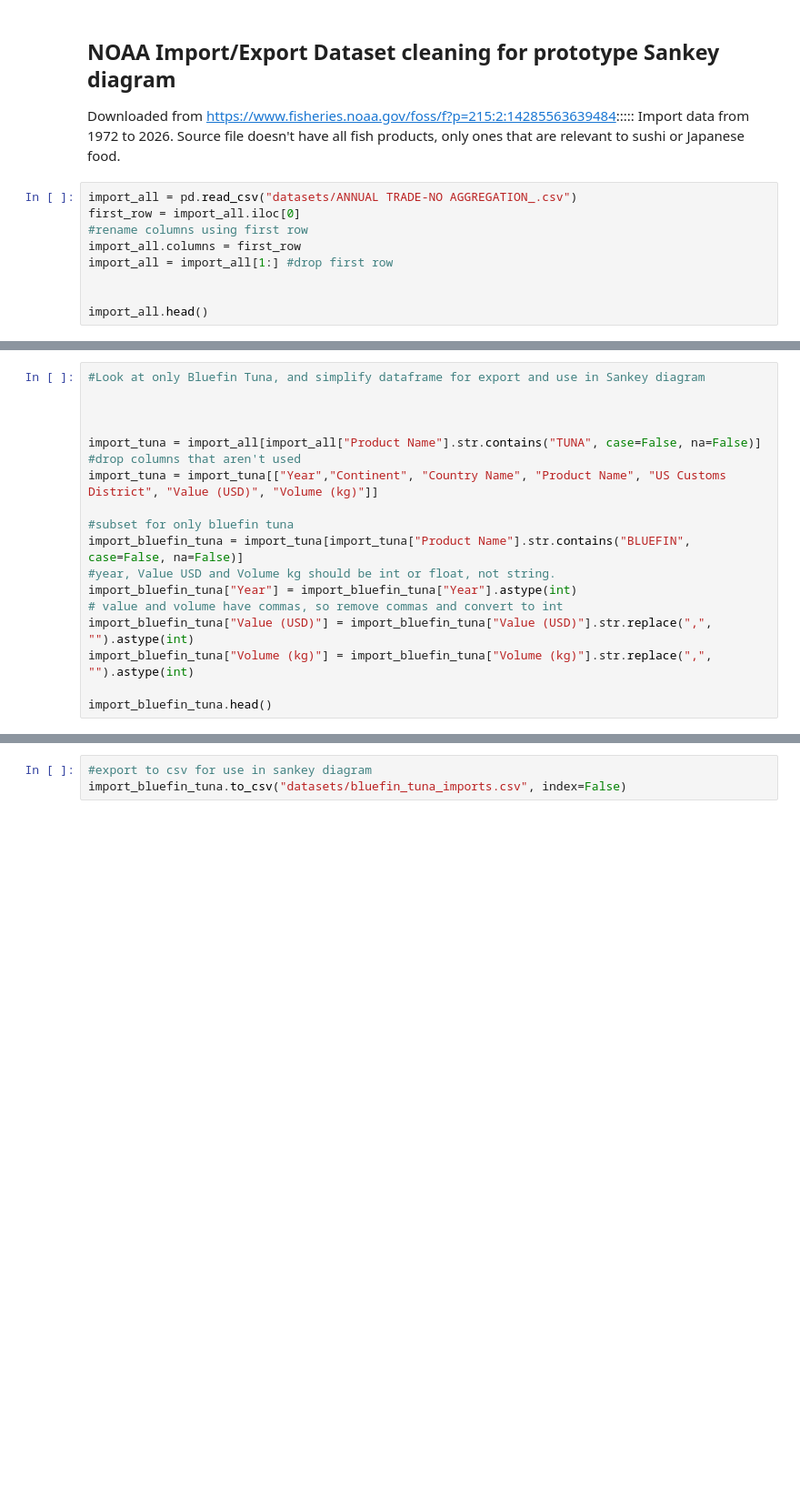
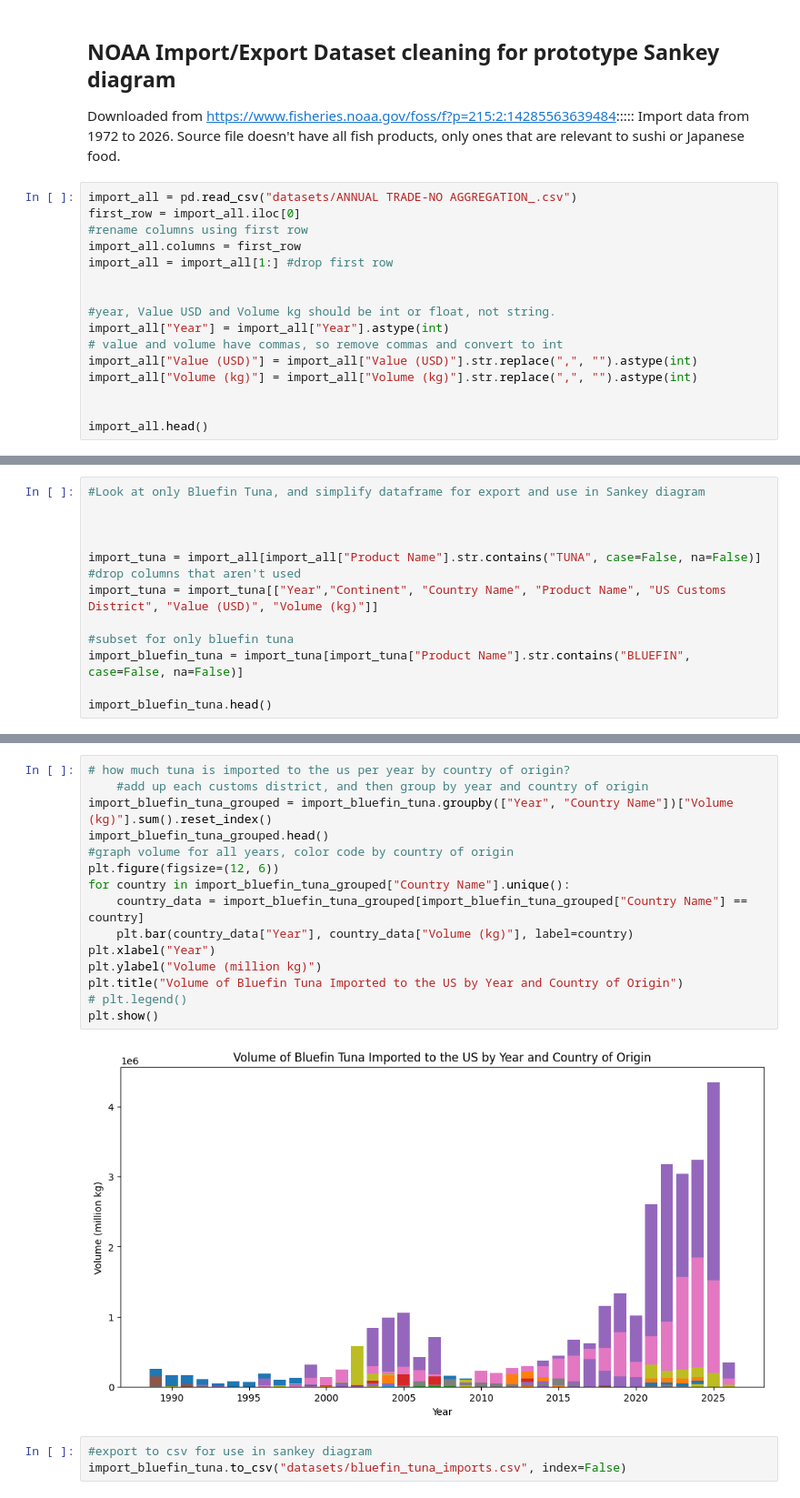
Before and after one commit to nmolnar-parsons/thesis, a Jupyter notebook: data_exploring.ipynb, the cells around one changed output, grey strips where cells are left out. Shown at 91% size. Cells and saved outputs as stored; diff of their text form; blank space fills up the shorter version.

```diff
--- a/data_exploring.ipynb
+++ b/data_exploring.ipynb
@@ -113,6 +163,13 @@ import_all.columns = first_row
 import_all = import_all[1:] #drop first row
 
 
+#year, Value USD and Volume kg should be int or float, not string.
+import_all["Year"] = import_all["Year"].astype(int)
+# value and volume have commas, so remove commas and convert to int
+import_all["Value (USD)"] = import_all["Value (USD)"].str.replace(",", "").astype(int)
+import_all["Volume (kg)"] = import_all["Volume (kg)"].str.replace(",", "").astype(int)
+
+
 import_all.head()
 # %% [output]
 |  | Year | Continent | Country Name | Product Name | Edible code | US Customs District | Census Country Code | ... |
@@ -132,11 +203,6 @@ import_tuna = import_tuna[["Year","Continent", "Country Name", "Product Name", "
 
 #subset for only bluefin tuna
 import_bluefin_tuna = import_tuna[import_tuna["Product Name"].str.contains("BLUEFIN", case=False, na=False)]
-#year, Value USD and Volume kg should be int or float, not string.
-import_bluefin_tuna["Year"] = import_bluefin_tuna["Year"].astype(int)
-# value and volume have commas, so remove commas and convert to int
-import_bluefin_tuna["Value (USD)"] = import_bluefin_tuna["Value (USD)"].str.replace(",", "").astype(int)
-import_bluefin_tuna["Volume (kg)"] = import_bluefin_tuna["Volume (kg)"].str.replace(",", "").astype(int)
 
 import_bluefin_tuna.head()
 # %% [output]
@@ -161,6 +212,23 @@ See the caveats in the documentation: https://pandas.pydata.org/pandas-docs/stab
 | 209 | 2026 | ASIA | JAPAN | TUNA BLUEFIN ATLANTIC,PACIFIC FRESH | HONOLULU, HI | 39025 | 712 |
 | 210 | 2026 | ASIA | JAPAN | TUNA BLUEFIN ATLANTIC,PACIFIC FRESH | MIAMI, FL | 34912 | 741 |
 | 211 | 2026 | ASIA | JAPAN | TUNA BLUEFIN ATLANTIC,PACIFIC FRESH | HOUSTON-GALVESTON, TX | 35669 | 1073 |
+# %%
+# how much tuna is imported to the us per year by country of origin?
+    #add up each customs district, and then group by year and country of origin
+import_bluefin_tuna_grouped = import_bluefin_tuna.groupby(["Year", "Country Name"])["Volume (kg)"].sum().reset_index()
+import_bluefin_tuna_grouped.head()
+#graph volume for all years, color code by country of origin
+plt.figure(figsize=(12, 6))
+for country in import_bluefin_tuna_grouped["Country Name"].unique():
+    country_data = import_bluefin_tuna_grouped[import_bluefin_tuna_grouped["Country Name"] == country]
+    plt.bar(country_data["Year"], country_data["Volume (kg)"], label=country)
+plt.xlabel("Year")
+plt.ylabel("Volume (million kg)")
+plt.title("Volume of Bluefin Tuna Imported to the US by Year and Country of Origin")
+# plt.legend()
+plt.show()
+# %% [output]
+[figure, added]
 # %%
 #export to csv for use in sankey diagram
 import_bluefin_tuna.to_csv("datasets/bluefin_tuna_imports.csv", index=False)
```
Also changed, not shown: parts of 14 cells of this notebook, 9 other files.
